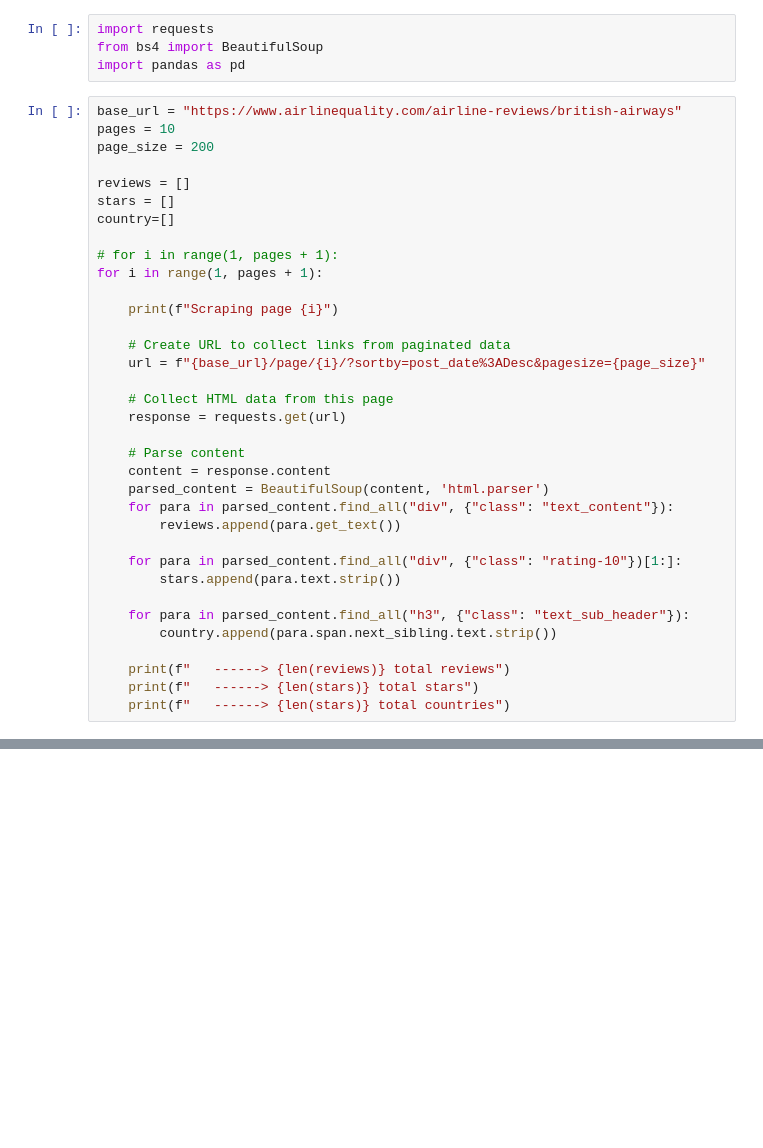
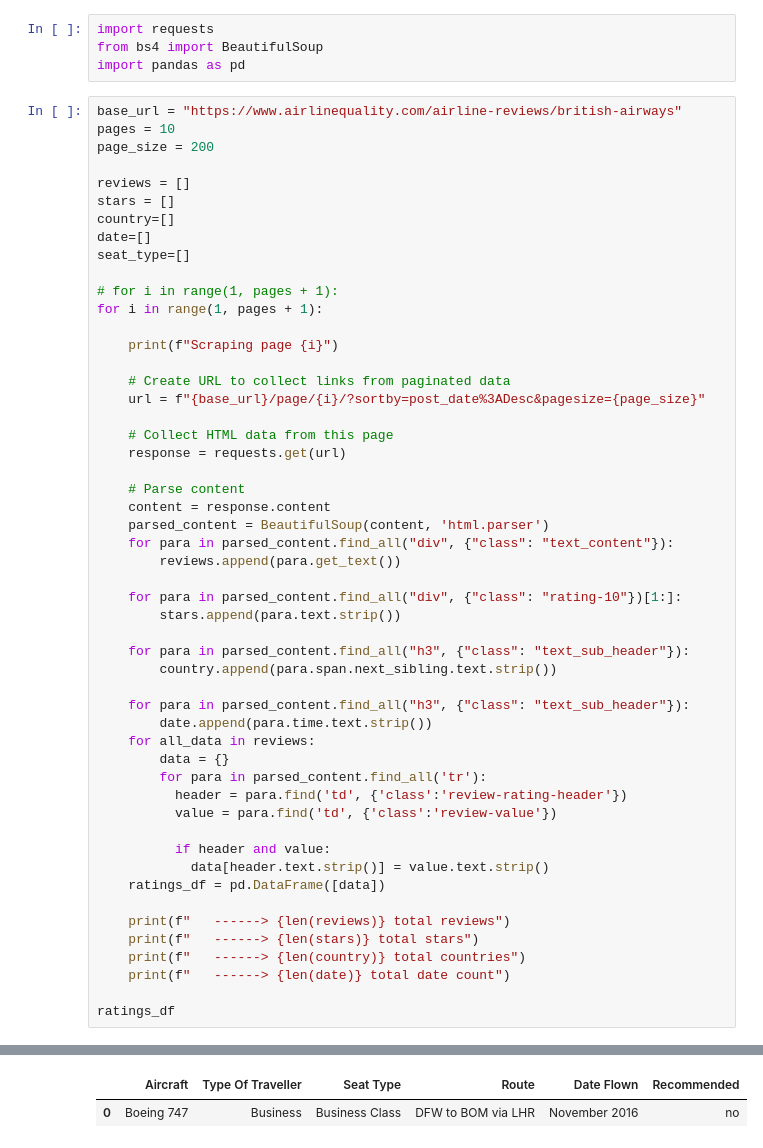
Before and after one commit to Nyan-dwaro/British-Airline, a Jupyter notebook: British_airline_reviewdata_webscrape.ipynb, the cells around one changed output, grey strips where cells are left out. Saved outputs shown, nothing was run; the diff lists cells and outputs as text; blank space fills up the shorter version.

```diff
--- a/British_airline_reviewdata_webscrape.ipynb
+++ b/British_airline_reviewdata_webscrape.ipynb
@@ -10,6 +10,8 @@ page_size = 200
 reviews = []
 stars = []
 country=[]
+date=[]
+seat_type=[]
 
 # for i in range(1, pages + 1):
 for i in range(1, pages + 1):
@@ -34,9 +36,24 @@ for i in range(1, pages + 1):
     for para in parsed_content.find_all("h3", {"class": "text_sub_header"}):
         country.append(para.span.next_sibling.text.strip())
 
+    for para in parsed_content.find_all("h3", {"class": "text_sub_header"}):
+        date.append(para.time.text.strip())
+    for all_data in reviews:
+        data = {}
+        for para in parsed_content.find_all('tr'):
+          header = para.find('td', {'class':'review-rating-header'})
+          value = para.find('td', {'class':'review-value'})
+
+          if header and value:
+            data[header.text.strip()] = value.text.strip()
+    ratings_df = pd.DataFrame([data])
+
     print(f"   ------> {len(reviews)} total reviews")
     print(f"   ------> {len(stars)} total stars")
-    print(f"   ------> {len(stars)} total countries")
+    print(f"   ------> {len(country)} total countries")
+    print(f"   ------> {len(date)} total date count")
+
+ratings_df
 # %% [output]
 Scraping page 1
    ------> 200 total reviews
@@ -58 +75,3 @@ Scraping page 10
+|  | Aircraft | Type Of Traveller | Seat Type | Route | Date Flown | Recommended |
+| 0 | Boeing 747 | Business | Business Class | DFW to BOM via LHR | November 2016 | no |
 # %%
```
Also changed, not shown: parts of 7 cells of this notebook.
